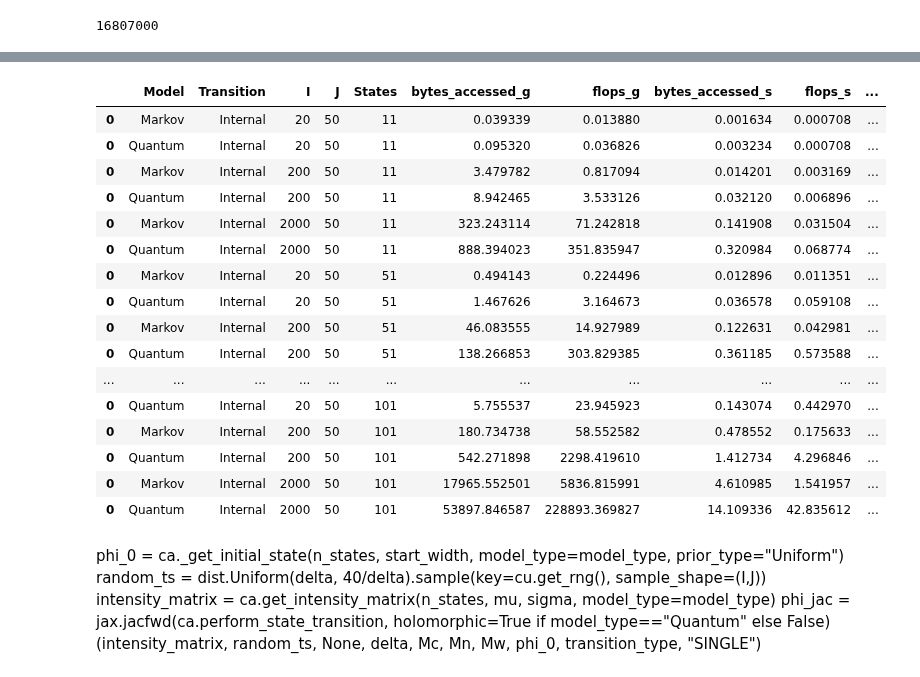
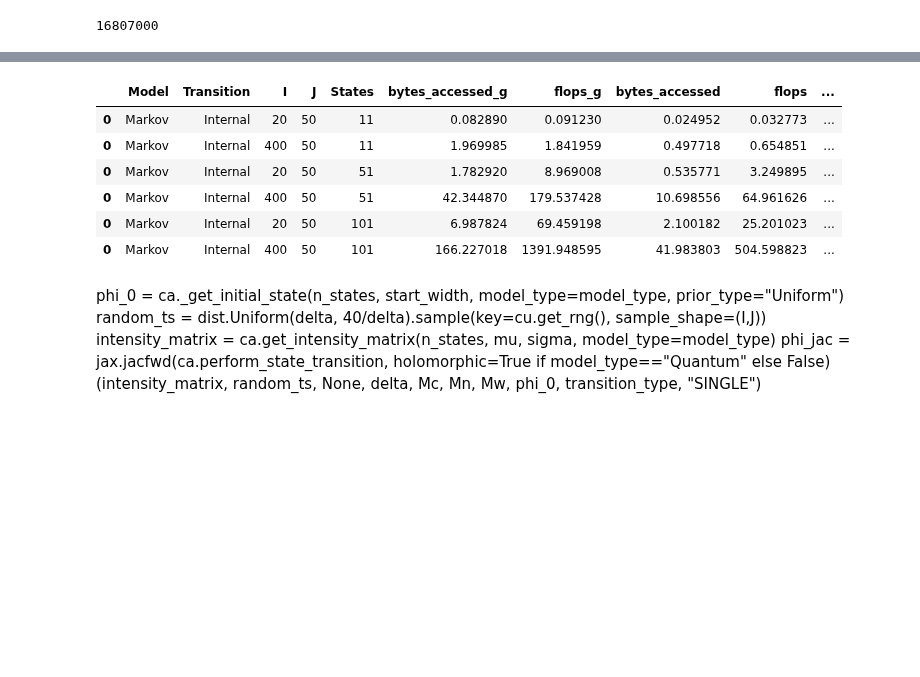
Before and after one commit to rkmalaiya/stochastic_cognitive_dynamics, a Jupyter notebook: poc/examine_memory.ipynb, the cells around one changed output, grey strips where cells are left out. Cells and saved outputs as stored; diff of their text form; code cells hidden in the pictures; blank space fills up the shorter version.

```diff
--- a/poc/examine_memory.ipynb
+++ b/poc/examine_memory.ipynb
@@ -192,5 +200,5 @@ def likelihood(intensity_matrix, phi_0, delta, RT_s, RA_s, Mc, Mw, Mn, transitio
 # %%
-fn = jax.jacrev(likelihood)
+fn = jax.grad(likelihood)
 cost = jax.jit(fn, static_argnames=["transition_type", "likelihood_type", "model_type"]).lower(
     intensity_matrix, phi_0, delta, t,
     np.asarray([[1]]),Mc, Mw, Mn,transition_type,"SINGLE",
@@ -217,0 +296,9 @@ cost
+# %%
+def create_Q(I, n_states,alpha, tau, sigma, mus):
+    Q = []
+    for _, mu in zip(range(I),mus):
+        Q.append(_create_Wiener_Q(n_states,alpha, tau, sigma, mu))
+    return np.stack(Q)[:,None,...]
+mus = np.tile(1.2,(I,1))
+Q = create_Q(I, n_states,alpha, tau, sigma, mus)
+Q.shape
@@ -217,0 +311,9 @@ cost
+# %%
+ns1 = np.ceil(np.tile(1.2,(I,J)) / tau).astype(int)
+
+def dis_likl(n_states, Q, initial_state):
+    arr = disc_likl(n_states, Q, initial_state)
+    return (npx.asarray(arr))#.sum()
+fn_disc_likl = dis_likl(n_states, Q, stats.uniform().rvs((I,1,1,n_states-2)))
+
+fn_disc_likl.sum()
@@ -218,12 +499,14 @@ cost
 # %%
+p_s = perform_state_transition
+likl = likelihood
 import itertools as iter
 n_states_arr, start_width_arr, delta, measurement_prob,  = [11, 51, 101], [2, 7, 11], 0.5, 0.8
 threshold, measurement_prob, drift_rate, diffusion_rate = 1, 1, np.tile(1,(I,1)), np.tile(2,(I,1))
 #model_type = "Quantum"
 #transition_type="RT"
-I_arr, J_arr = [20, 200, 2000], [50] #,1000,10000
+I_arr, J_arr = [20, 400], [50] #,1000,10000
 transition_type_arr = ["TIMESTEP"]#, "TIMESTEP"]
-model_type_arr = ["Markov", "Quantum"]
+model_type_arr = ["Markov"]
 df_memory = []
 for (n_states, start_width), (I, J, transition_type, model_type) in iter.product(zip(n_states_arr, start_width_arr), iter.product(I_arr, J_arr, transition_type_arr, model_type_arr)):
     print(n_states, start_width, I, J, transition_type, model_type)
@@ -242,28 +525,29 @@ for (n_states, start_width), (I, J, transition_type, model_type) in iter.product
     #        Mc, Mw, Mn,
     #        phi_0, delta, transition_type, "SINGLE"
     #        ).cost_analysis()
-
-    fn_g = jax.jacrev(likelihood)
+    ns=np.ceil(random_ts/delta)
+    fn_g = jax.grad(likl, holomorphic=True if model_type == "Quantum" else False)
     cost_st_tr_g = jax.jit(fn_g, static_argnames=["transition_type", "likelihood_type", "model_type"]).lower(
-    intensity_matrix, phi_0, delta, t,
+    intensity_matrix, phi_0, delta, random_ts,#t,
     np.asarray([[1]]),Mc, Mw, Mn,transition_type,"SINGLE",
     model_type
-     ).compile().cost_analysis()[0]
+     ).cost_analysis()#.compile()[0]
 
 
-    fn_s = perform_state_transition
-    fn_s_jit = jax.jit(fn_s, static_argnames=["delta", "transition_type", "likelihood_type"])
-    cost_st_tr_s = fn_s_jit.lower(intensity_matrix, t, None,
-            Mc, Mw, Mn,
-            phi_0, delta, transition_type, "SINGLE"
-            ).compile().cost_analysis()[0]
+    # fn_s = p_s
+    # fn_s_jit = jax.jit(fn_s, static_argnames=["delta", "transition_type", "likelihood_type"])
+    # cost_st_tr_s = fn_s_jit.lower(intensity_matrix, random_ts, #t,
+    #                               None,
+    #                                 Mc, Mw, Mn,
+    #                                 phi_0, delta, transition_type, "SINGLE"
+    #                                 ).cost_analysis() #.compile()[0]
 
-    fn = likelihood
+    fn = likl
     cost_st_tr = jax.jit(fn, static_argnames=["transition_type", "likelihood_type", "model_type"]).lower(
-    intensity_matrix, phi_0, delta, t,
+    intensity_matrix, phi_0, delta, random_ts, #t,
     np.asarray([[1]]),Mc, Mw, Mn,transition_type,"SINGLE",
     model_type
-     ).compile().cost_analysis()[0]
+     ).cost_analysis()#.compile()[0]
 
 
     df_t = pd.DataFrame({
@@ -275,8 +559,8 @@ for (n_states, start_width), (I, J, transition_type, model_type) in iter.product
         "bytes_accessed_g": [cost_st_tr_g["bytes accessed"] / 1000000000], # to get GB
         "flops_g": [cost_st_tr_g["flops"]/ 1000000000] , # to get gigaflops
 
-        "bytes_accessed_s": [cost_st_tr_s["bytes accessed"] / 1000000000], # to get GB
-        "flops_s": [cost_st_tr_s["flops"]/ 1000000000] , # to get gigaflops
+        #"bytes_accessed_s": [cost_st_tr_s["bytes accessed"] / 1000000000], # to get GB
+        #"flops_s": [cost_st_tr_s["flops"]/ 1000000000] , # to get gigaflops
 
         "bytes_accessed": [cost_st_tr["bytes accessed"] / 1000000000], # to get GB
         "flops": [cost_st_tr["flops"]/ 1000000000] , # to get gigaflops
@@ -289,7 +573,7 @@ for (n_states, start_width), (I, J, transition_type, model_type) in iter.product
     print(cost_st_tr["bytes accessed"] / 1000000000, cost_st_tr_g["bytes accessed"] / 1000000000)
     #print(intensity_matrix.size, phi_jac.size)
     df_memory.append(df_t)
-df_memory = pd.concat(df_memory)
+df_memory = pd.concat(df_memory).assign(state="Continuous")
 df_memory
 # %% [output]
 11 2 20 50 TIMESTEP Markov
@@ -312,20 +591,10 @@ df_memory
-|  | Model | Transition | I | J | States | bytes_accessed_g | flops_g | bytes_accessed_s | flops_s | ... |
-| 0 | Markov | Internal | 20 | 50 | 11 | 0.039339 | 0.013880 | 0.001634 | 0.000708 | ... |
-| 0 | Quantum | Internal | 20 | 50 | 11 | 0.095320 | 0.036826 | 0.003234 | 0.000708 | ... |
-| 0 | Markov | Internal | 200 | 50 | 11 | 3.479782 | 0.817094 | 0.014201 | 0.003169 | ... |
-| 0 | Quantum | Internal | 200 | 50 | 11 | 8.942465 | 3.533126 | 0.032120 | 0.006896 | ... |
-| 0 | Markov | Internal | 2000 | 50 | 11 | 323.243114 | 71.242818 | 0.141908 | 0.031504 | ... |
-| 0 | Quantum | Internal | 2000 | 50 | 11 | 888.394023 | 351.835947 | 0.320984 | 0.068774 | ... |
-| 0 | Markov | Internal | 20 | 50 | 51 | 0.494143 | 0.224496 | 0.012896 | 0.011351 | ... |
-| 0 | Quantum | Internal | 20 | 50 | 51 | 1.467626 | 3.164673 | 0.036578 | 0.059108 | ... |
-| 0 | Markov | Internal | 200 | 50 | 51 | 46.083555 | 14.927989 | 0.122631 | 0.042981 | ... |
-| 0 | Quantum | Internal | 200 | 50 | 51 | 138.266853 | 303.829385 | 0.361185 | 0.573588 | ... |
-| ... | ... | ... | ... | ... | ... | ... | ... | ... | ... | ... |
-| 0 | Quantum | Internal | 20 | 50 | 101 | 5.755537 | 23.945923 | 0.143074 | 0.442970 | ... |
-| 0 | Markov | Internal | 200 | 50 | 101 | 180.734738 | 58.552582 | 0.478552 | 0.175633 | ... |
-| 0 | Quantum | Internal | 200 | 50 | 101 | 542.271898 | 2298.419610 | 1.412734 | 4.296846 | ... |
-| 0 | Markov | Internal | 2000 | 50 | 101 | 17965.552501 | 5836.815991 | 4.610985 | 1.541957 | ... |
-| 0 | Quantum | Internal | 2000 | 50 | 101 | 53897.846587 | 228893.369827 | 14.109336 | 42.835612 | ... |
+|  | Model | Transition | I | J | States | bytes_accessed_g | flops_g | bytes_accessed | flops | ... |
+| 0 | Markov | Internal | 20 | 50 | 11 | 0.082890 | 0.091230 | 0.024952 | 0.032773 | ... |
+| 0 | Markov | Internal | 400 | 50 | 11 | 1.969985 | 1.841959 | 0.497718 | 0.654851 | ... |
+| 0 | Markov | Internal | 20 | 50 | 51 | 1.782920 | 8.969008 | 0.535771 | 3.249895 | ... |
+| 0 | Markov | Internal | 400 | 50 | 51 | 42.344870 | 179.537428 | 10.698556 | 64.961626 | ... |
+| 0 | Markov | Internal | 20 | 50 | 101 | 6.987824 | 69.459198 | 2.100182 | 25.201023 | ... |
+| 0 | Markov | Internal | 400 | 50 | 101 | 166.227018 | 1391.948595 | 41.983803 | 504.598823 | ... |
 # %% [markdown]
 phi_0 = ca._get_initial_state(n_states, start_width, model_type=model_type, prior_type="Uniform")
     random_ts = dist.Uniform(delta, 40/delta).sample(key=cu.get_rng(), sample_shape=(I,J))
```
Also changed, not shown: parts of 32 cells of this notebook.
